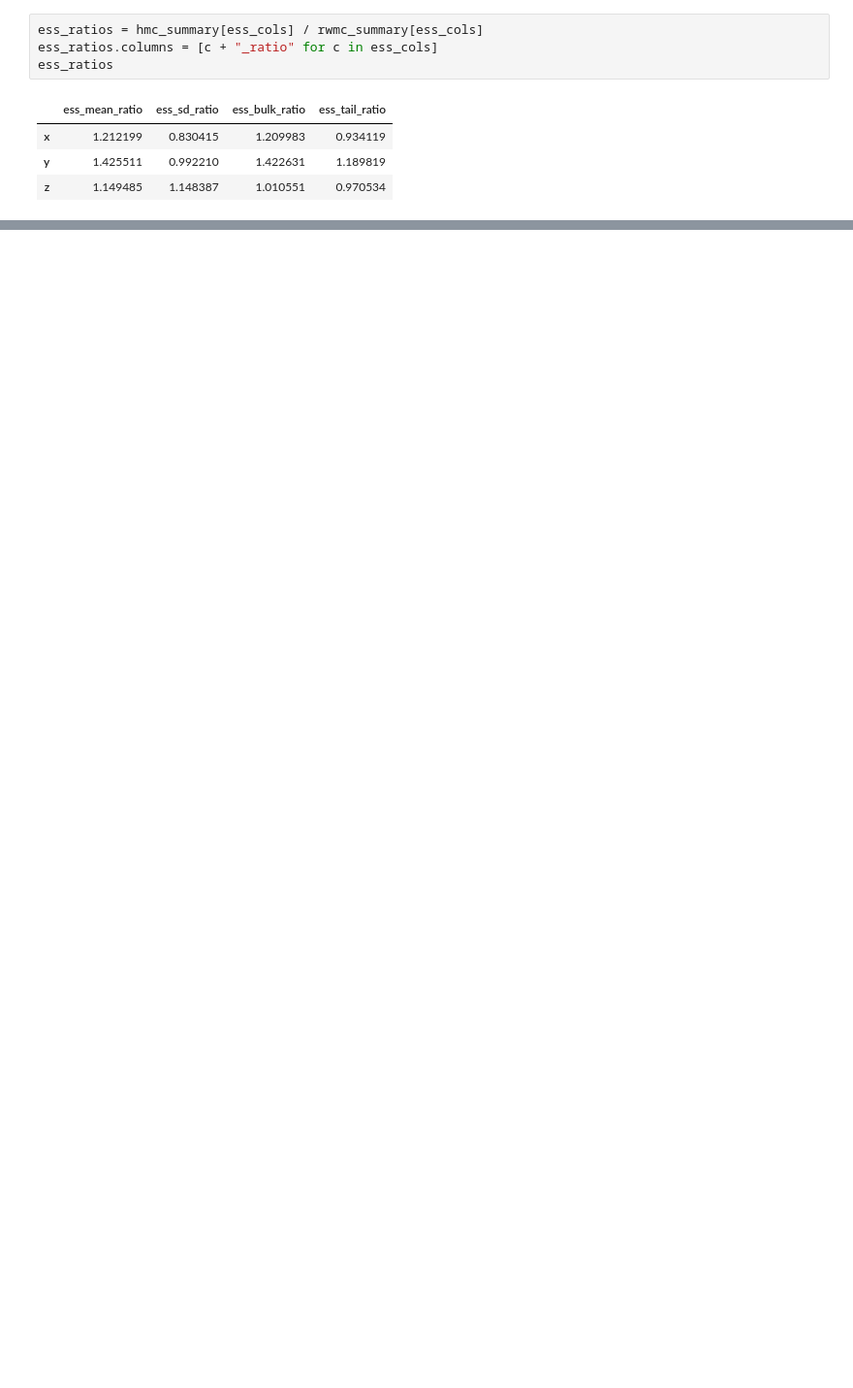
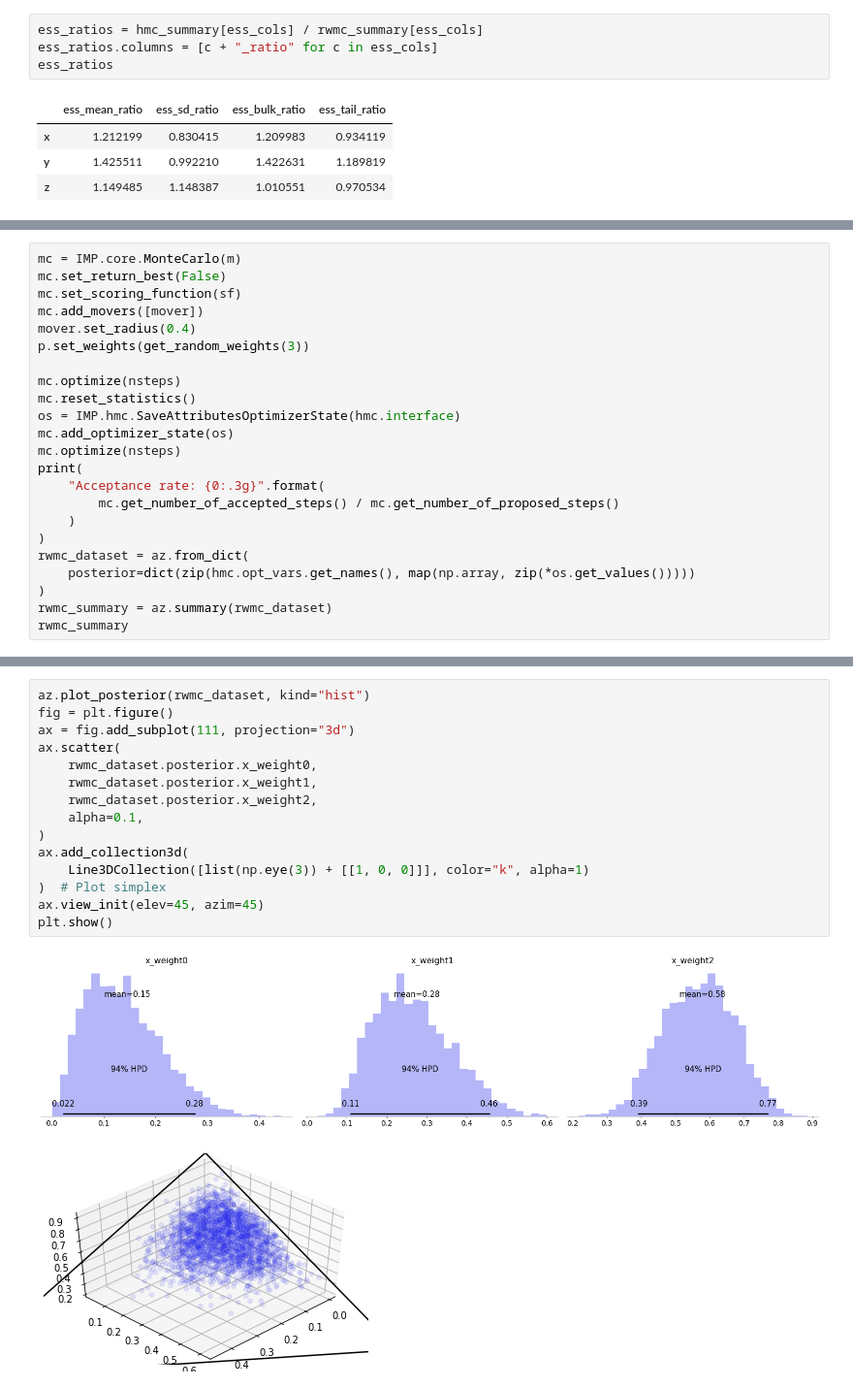
Before and after one commit to salilab/hmc, a Jupyter notebook: examples/notebooks/basic_usage.ipynb, the cells around one changed output, grey strips where cells are left out. Shown at 97% size. Saved outputs shown, nothing was run; the diff lists cells and outputs as text; blank space fills up the shorter version.

```diff
--- a/examples/notebooks/basic_usage.ipynb
+++ b/examples/notebooks/basic_usage.ipynb
@@ -824,0 +948,23 @@ ess_ratios
+# %%
+mc = IMP.core.MonteCarlo(m)
+mc.set_return_best(False)
+mc.set_scoring_function(sf)
+mc.add_movers([mover])
+mover.set_radius(0.4)
+p.set_weights(get_random_weights(3))
+
+mc.optimize(nsteps)
+mc.reset_statistics()
+os = IMP.hmc.SaveAttributesOptimizerState(hmc.interface)
+mc.add_optimizer_state(os)
+mc.optimize(nsteps)
+print(
+    "Acceptance rate: {0:.3g}".format(
+        mc.get_number_of_accepted_steps() / mc.get_number_of_proposed_steps()
+    )
+)
+rwmc_dataset = az.from_dict(
+    posterior=dict(zip(hmc.opt_vars.get_names(), map(np.array, zip(*os.get_values()))))
+)
+rwmc_summary = az.summary(rwmc_dataset)
+rwmc_summary
@@ -824,0 +980,18 @@ ess_ratios
+# %%
+az.plot_posterior(rwmc_dataset, kind="hist")
+fig = plt.figure()
+ax = fig.add_subplot(111, projection="3d")
+ax.scatter(
+    rwmc_dataset.posterior.x_weight0,
+    rwmc_dataset.posterior.x_weight1,
+    rwmc_dataset.posterior.x_weight2,
+    alpha=0.1,
+)
+ax.add_collection3d(
+    Line3DCollection([list(np.eye(3)) + [[1, 0, 0]]], color="k", alpha=1)
+)  # Plot simplex
+ax.view_init(elev=45, azim=45)
+plt.show()
+# %% [output]
+[figure, added]
+[figure, added]
```
Also changed, not shown: parts of 22 cells of this notebook, 1 other file.
